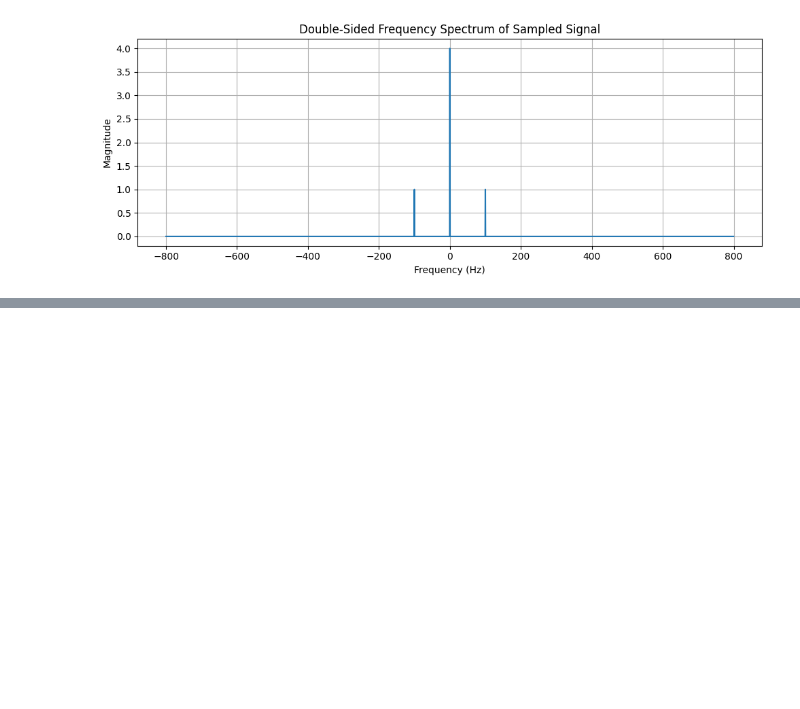
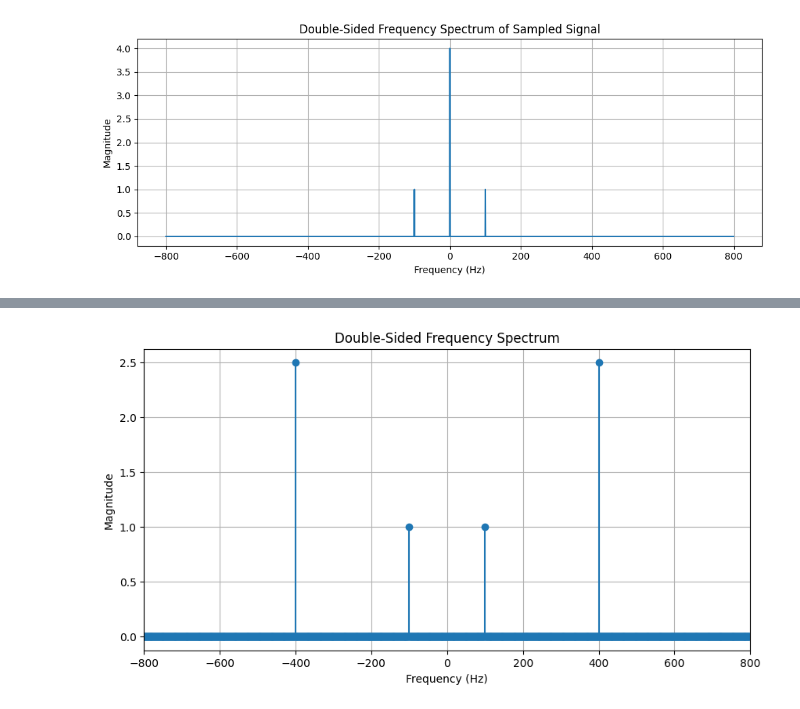
Before and after one commit to PaulArthurAstier/DSP-Week-1, a Jupyter notebook: week1.ipynb, the cells around one changed output, grey strips where cells are left out. Saved outputs shown, nothing was run; the diff lists cells and outputs as text; code cells hidden in the pictures; blank space fills up the shorter version.

```diff
--- a/week1.ipynb
+++ b/week1.ipynb
@@ -92,0 +103,31 @@ plt.show()
+# %%
+import numpy as np
+import matplotlib.pyplot as plt
+
+# Parameters
+fs = 1600              # Sampling frequency
+T = 1                  # Duration (1 second)
+t = np.linspace(0, T, int(fs*T), endpoint=False)
+
+# Signal
+x = 2 * np.sin(2 * np.pi * 100 * t) + 5 * np.cos(2 * np.pi * 1200 * t)
+
+# FFT
+X = np.fft.fft(x)
+freqs = np.fft.fftfreq(len(x), d=1/fs)
+
+# Shift and normalize
+X_mag = np.abs(np.fft.fftshift(X)) / len(x)
+freqs_shifted = np.fft.fftshift(freqs)
+
+# Plot
+plt.figure(figsize=(10, 5))
+plt.stem(freqs_shifted, X_mag, basefmt=" ")
+plt.title("Double-Sided Frequency Spectrum")
+plt.xlabel("Frequency (Hz)")
+plt.ylabel("Magnitude")
+plt.grid(True)
+plt.xlim(-800, 800)  # Nyquist range
+plt.show()
+# %% [output]
+[figure, added]
```
Also changed, not shown: parts of 11 cells of this notebook.
